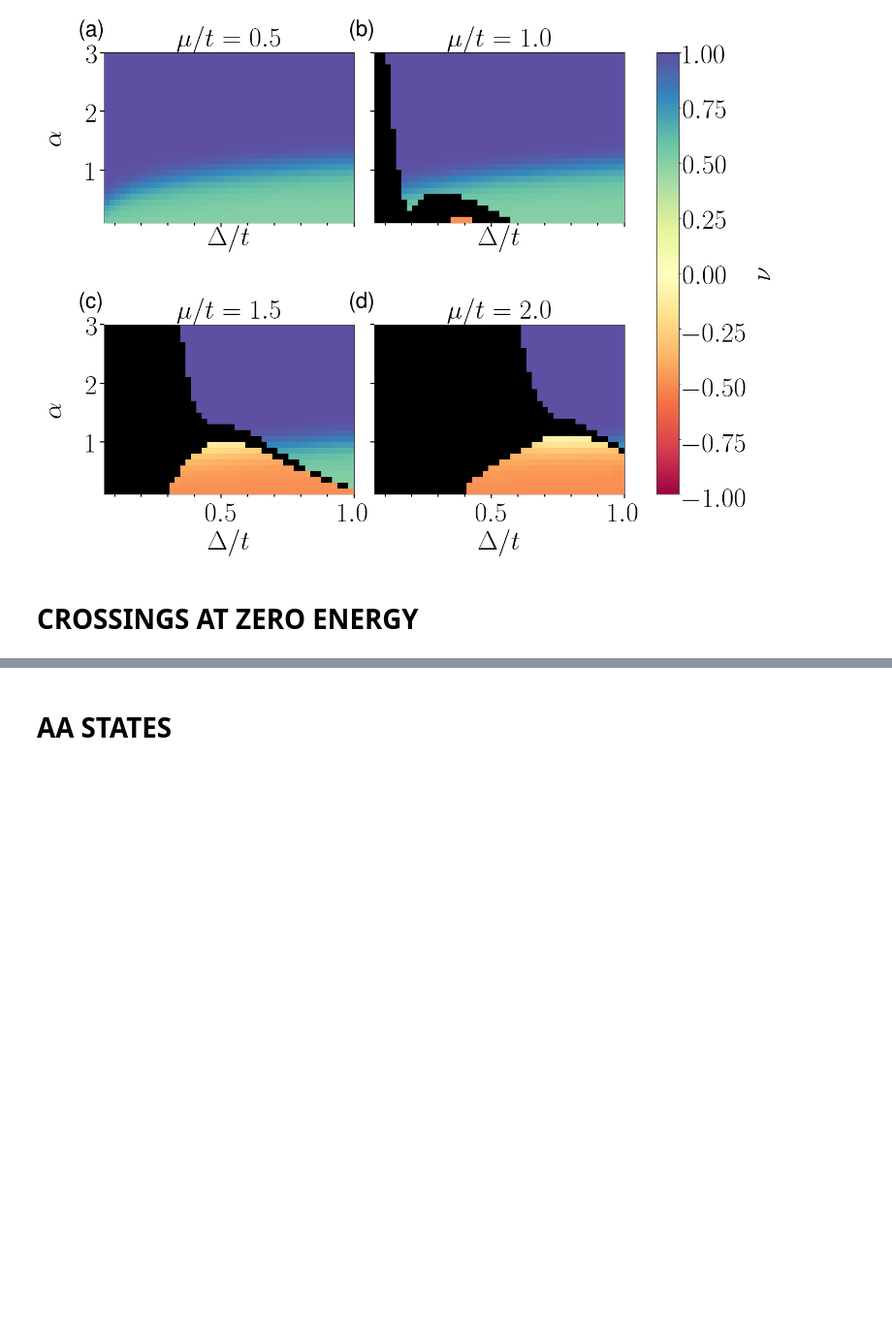
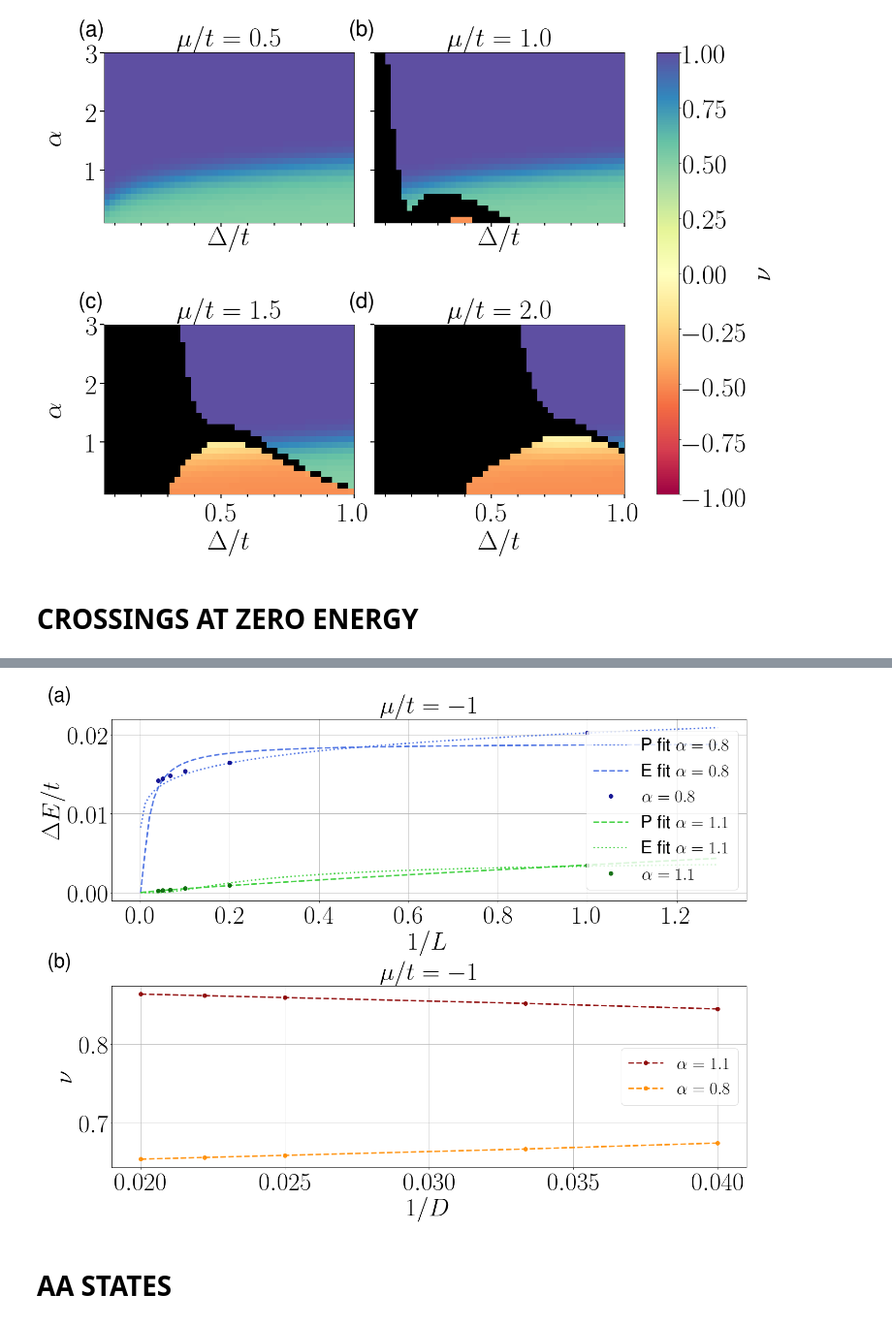
Before and after one commit to jfraxanet/Topo_LR_Kitaev_AAH, a Jupyter notebook: figures.ipynb, the cells around one changed output, grey strips where cells are left out. Shown at 97% size. Drawn from its saved outputs; the diff is of its cells as text; code cells hidden in the pictures; blank space fills up the shorter version.

```diff
--- a/figures.ipynb
+++ b/figures.ipynb
@@ -443,3 +396,60 @@ fig.savefig(path_figures + 'crossings_mu.pdf')
+# %%
+it = 12
+length = 1
+Fn1, Fn = Fibonacci(it)
+
+length_list = np.array([1,5,10,15,20,25])
+D_list = np.array([25,30,35,40,45,50])
+alpha_list = [0.9,1.1]
+
+x = np.arange(0.001,1.3,0.01)
+xp = np.load(path_data + 'crossings/polyfit.npy')
+xe = np.load(path_data + 'crossings/exfit.npy')
+
+fig, axes = plt.subplots(nrows=2, ncols=1, sharex=False, sharey=False, figsize=(20,15))
+
+mu = -1
+
+wn_inf_array = np.load(path_data + 'crossings/scaling_wn_c_mu_%.2f.npy' %(mu))
+wn_inf_array_0 = wn_inf_array[0][abs(wn_inf_array[0])<1]
+wn_inf_array_1 = wn_inf_array[1][abs(wn_inf_array[1])<1]
+D_list_0 = D_list[abs(wn_inf_array[0])<1]
+D_list_1 = D_list[abs(wn_inf_array[1])<1]
+
+gaps_array_0 = np.load(path_data + 'crossings/scaling_gaps_mu_%.2f.npy' %(mu))[0]
+gaps_array_1 = np.load(path_data + 'crossings/scaling_gaps_mu_%.2f.npy' %(mu))[3]
+
+ax = axes[0]
+
+ax.set_title(r'$\mu/t= %.0f$' %mu, fontsize=fs, y = 1.02)
+ax.set_xlabel(r'$1/L$', fontsize=fs)
+ax.set_ylabel(r'$\Delta E/t$', fontsize=fs)
+
+ax.plot(x, 0.0202*np.power(x,0.13), color='royalblue', linestyle='dotted',linewidth = 3, alpha=0.9, label=r'P fit $\alpha = 0.8$')
+ax.plot(x, 0.0189534*np.exp(-0.0142818/x), color='royalblue', linestyle='--',linewidth = 3, alpha=0.9, label=r'E fit $\alpha = 0.8$')
+ax.plot(1/length_list, gaps_array_0, 'o', markersize=8, color='darkblue', alpha=0.9, label=r'$\alpha = 0.8$')
+ax.plot(x, 0.0035*np.power(x,0.85) , color='limegreen', linestyle='--',linewidth = 3, alpha=0.9, label=r'P fit $\alpha = 1.1$')
+ax.plot(x, 0.00430747*np.exp(-0.252242/x), color='limegreen', linestyle='dotted',linewidth = 3, alpha=0.9, label=r'E fit $\alpha = 1.1$')
+ax.plot(1/length_list, gaps_array_1, 'o', markersize=8, color='darkgreen', alpha=0.9, label=r'$\alpha = 1.1$')
+ax.legend(fontsize = fs - 15, loc='center right')
+ax.grid()
+
+ax = axes[1]
+ax.set_title(r'$\mu/t= %.0f$' %mu, fontsize=fs, y = 1.02)
+ax.set_xlabel(r'$1/D$', fontsize=fs)
+ax.set_ylabel(r'$\nu$', fontsize=fs)
+ax.plot(1/D_list_1, wn_inf_array_1, 'o--', color='darkred', markersize = 8, linewidth = 3, alpha=0.9, label=r'$\alpha = 1.1$')
+ax.plot(1/D_list_0, wn_inf_array_0, 'o--', color='darkorange', markersize=8,  linewidth = 3, alpha=0.9, label=r'$\alpha = 0.8$')
+ax.legend(fontsize = fs - 15)
+ax.grid()
+
+plt.tight_layout()
+for ax,lab in zip(axes.flat, ['(a)', '(b)', '(c)','(d)', '(e)']):
+    ax.text(-0.1, 1.1, lab, transform=ax.transAxes, size=40, weight='bold', family='STIXGeneral')
+
+plt.savefig(path_figures + 'scaling_alpha.pdf')
+# %% [output]
+[figure, added]
 # %% [markdown]
 # AA STATES
 # %%
```
Also changed, not shown: parts of 6 cells of this notebook, 5 other files.
